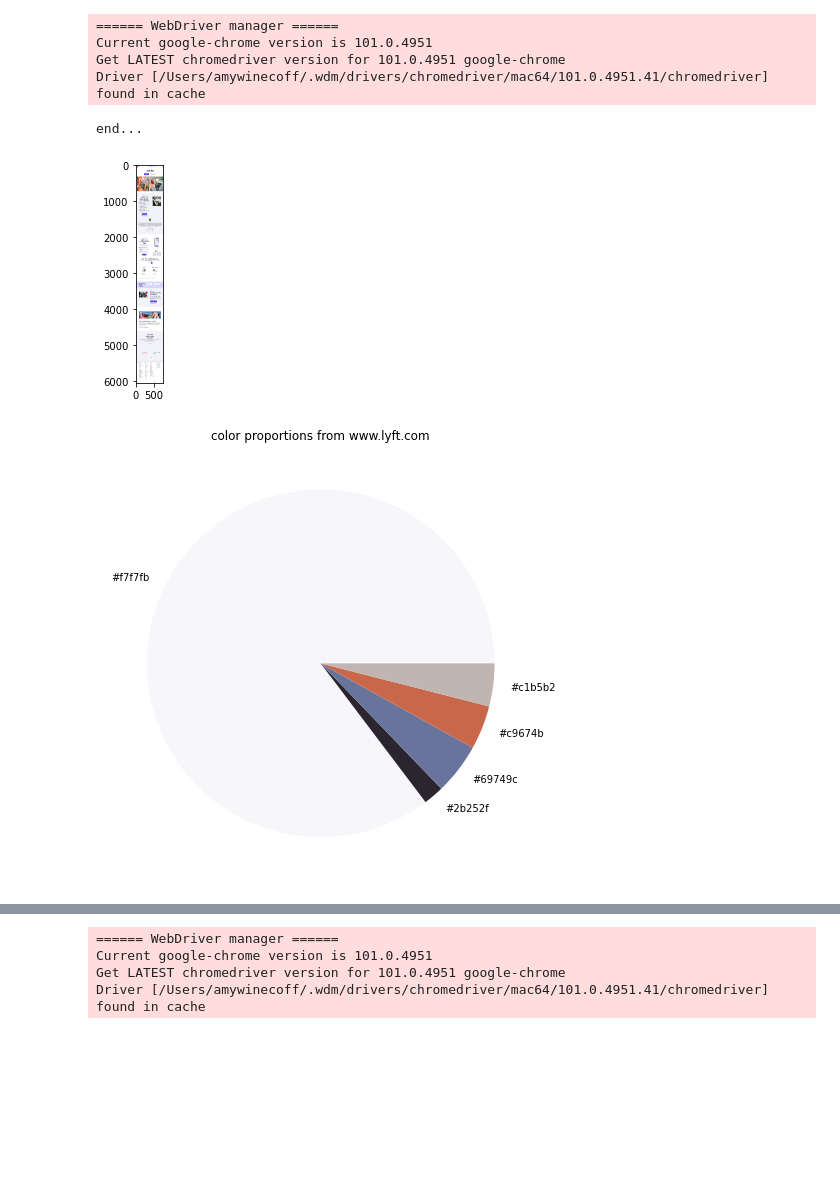
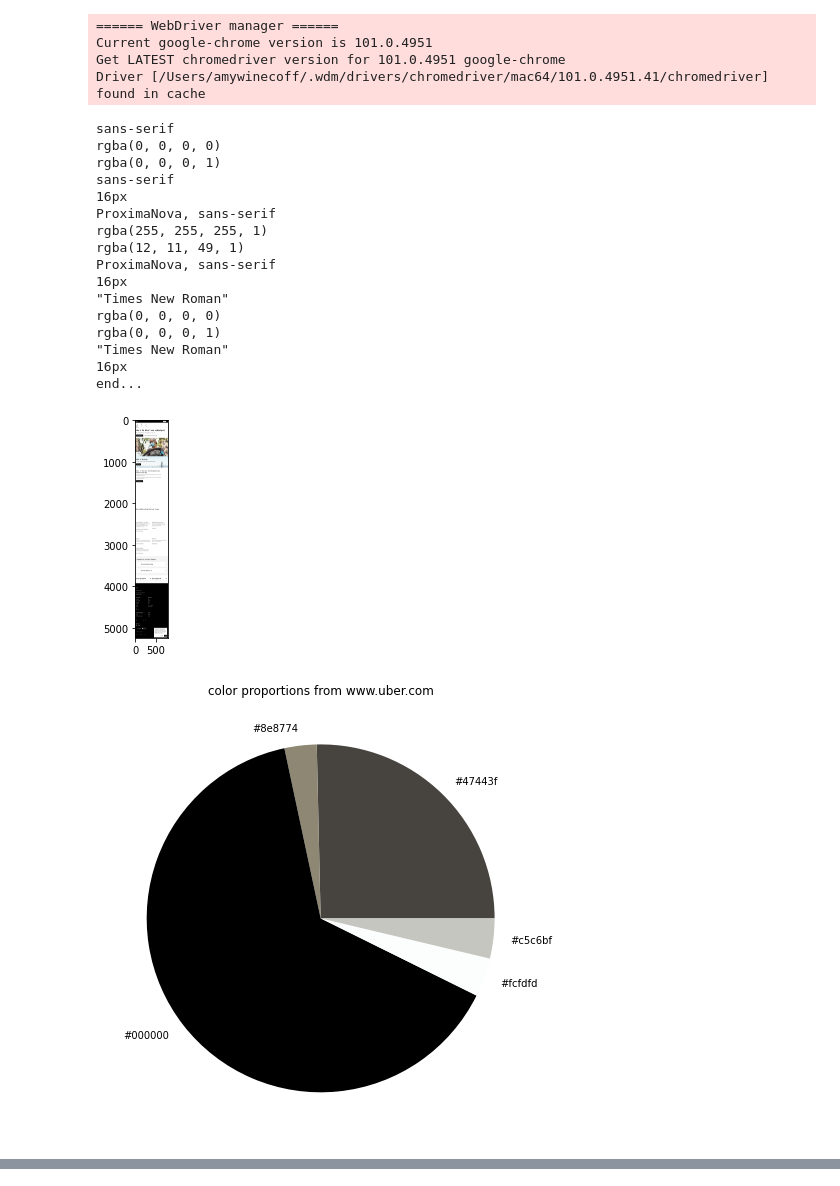
Before and after one commit to amywinecoff/visual-ethics, a Jupyter notebook: color-analysis.ipynb, the cells around one changed output, grey strips where cells are left out. Cells and saved outputs as stored; diff of their text form; code cells hidden in the pictures; blank space fills up the shorter version.

```diff
--- a/color-analysis.ipynb
+++ b/color-analysis.ipynb
@@ -46,9 +49,9 @@ def prep_image(raw_img):
     modified_img = modified_img.reshape(modified_img.shape[0]*modified_img.shape[1], 3)
     return modified_img
 
-def color_analysis(img, url):
+def color_analysis(img, url, k=5):
 
-    clf = KMeans(n_clusters = 5)
+    clf = KMeans(n_clusters = k)
     color_labels = clf.fit_predict(img)
     center_colors = clf.cluster_centers_
     counts = Counter(color_labels)
@@ -63,7 +66,7 @@ def color_analysis(img, url):
 
     color_array = np.array(list(counts.values()))
     color_proportion = (color_array/sum(color_array)).round(3).tolist()
-    #.tolist()
+
 
     color_dict = {}
 
@@ -72,6 +75,9 @@ def color_analysis(img, url):
     color_dict['color_counts'] = color_array.tolist()
     color_dict['color_proportion'] = color_proportion
 
+    hsv = [list(colorsys.rgb_to_hsv(c[0], c[1], c[2])) for c in color_dict['centroids_rgb']]
+    color_dict['centroids_hsv']=hsv
+
     #print(hex_colors)
     return color_dict
 # %%
@@ -131,13 +137,15 @@ class TextPreprocessor(object):
 
         return re.sub('\s+',' ',lemma_text)
 # %%
-#urls = ['www.uber.com', 'www.lyft.com', 'www.doordash.com']
-urls = ['www.lyft.com']
+urls = ['www.uber.com', 'www.lyft.com', 'www.doordash.com']
+#urls = ['www.lyft.com']
 # %%
 options = webdriver.ChromeOptions()
 options.headless = True
+options.add_argument(f'user-agent={userAgent}')
 
 driver = webdriver.Chrome(service=Service(ChromeDriverManager().install()), options=options)
+driver.maximize_window()
 url_errors = {}
 urls_color_dicts = []
 
@@ -152,12 +160,12 @@ for url in urls:
 
         #driver.get('https://' + url)
 
-
+        sleep(2)
         #driver.get_screenshot_as_file('./site-screenshots/'+ url.replace('.', '-') + '.png')
 
         #driver = webdriver.Chrome(service=Service(ChromeDriverManager().install()), options=options)
         driver.get('https://' + url)
-        sleep(1)
+        sleep(2)
         #el = driver.find_element_by_tag_name('body')
         #el = driver.find_element(By.TAG_NAME, value='body')
 
@@ -176,35 +184,59 @@ for url in urls:
         color_dict['url'] = url
         color_dict['screenshot'] = url.replace('.', '-') + '.png'
 
-        hsv = [list(colorsys.rgb_to_hsv(c[0], c[1], c[2])) for c in color_dict['centroids_rgb']]
 
-        color_dict['centroids_hsv']=hsv
 
         with open('site_screenshot_colors.json', 'a') as f:
             f.write(json.dumps(color_dict))
             f.write('\n')
+            #f.close()
+            #file.seek(0)
+            #json.dump(color_dict, file)
 
 
         urls_color_dicts.append(color_dict)
+
+        #font family is probably not reliable
+        print(el.value_of_css_property("font-family"))
+        print(el.value_of_css_property("background-color"))
+        print(el.value_of_css_property("color"))
+        print(el.value_of_css_property("font-family"))
+        print(el.value_of_css_property("font-size"))
 
 
 
 
 
     except Exception as e:
 
         print("url {url} error {e}".format(url=url, e=e))
 
         url_errors[url] = e
 
 driver.quit()
+f.close()
 
 print("end...")
 # %% [output]
 ====== WebDriver manager ======
 Current google-chrome version is 101.0.4951
 Get LATEST chromedriver version for 101.0.4951 google-chrome
 Driver [/Users/amywinecoff/.wdm/drivers/chromedriver/mac64/101.0.4951.41/chromedriver] found in cache
+sans-serif
+rgba(0, 0, 0, 0)
+rgba(0, 0, 0, 1)
+sans-serif
+16px
+ProximaNova, sans-serif
+rgba(255, 255, 255, 1)
+rgba(12, 11, 49, 1)
+ProximaNova, sans-serif
+16px
+"Times New Roman"
+rgba(0, 0, 0, 0)
+rgba(0, 0, 0, 1)
+"Times New Roman"
+16px
 end...
-[figure, old version]
+[figure, new version]
-[figure, old version]
+[figure, new version]
@@ -213,28 +244,0 @@ url='www.lyft.com'
-# %%
-#
-path = './site-screenshots/'+ url.replace('.', '-') + '.png'
-url = 'https://' + url
-
-#driver = webdriver.Chrome()
-options = webdriver.ChromeOptions()
-options.headless = True
-
-driver = webdriver.Chrome(service=Service(ChromeDriverManager().install()), options=options)
-driver.get(url)
-#el = driver.find_element_by_tag_name('body')
-el = driver.find_element(By.TAG_NAME, value='body')
-
-S = lambda X: driver.execute_script('return document.body.parentNode.scroll'+X)
-driver.set_window_size(S('Width'),S('Height')) # May need manual adjustment
-
-el = driver.find_element(By.TAG_NAME, value='body')
-#driver.find_element_by_tag_name('body').screenshot('web_screenshot.png')
-
-
-el.screenshot(path)
-driver.quit()
-# %% [output]
-====== WebDriver manager ======
-Current google-chrome version is 101.0.4951
-Get LATEST chromedriver version for 101.0.4951 google-chrome
-Driver [/Users/amywinecoff/.wdm/drivers/chromedriver/mac64/101.0.4951.41/chromedriver] found in cache
```
Also changed, not shown: parts of 7 cells of this notebook, 13 other files.
